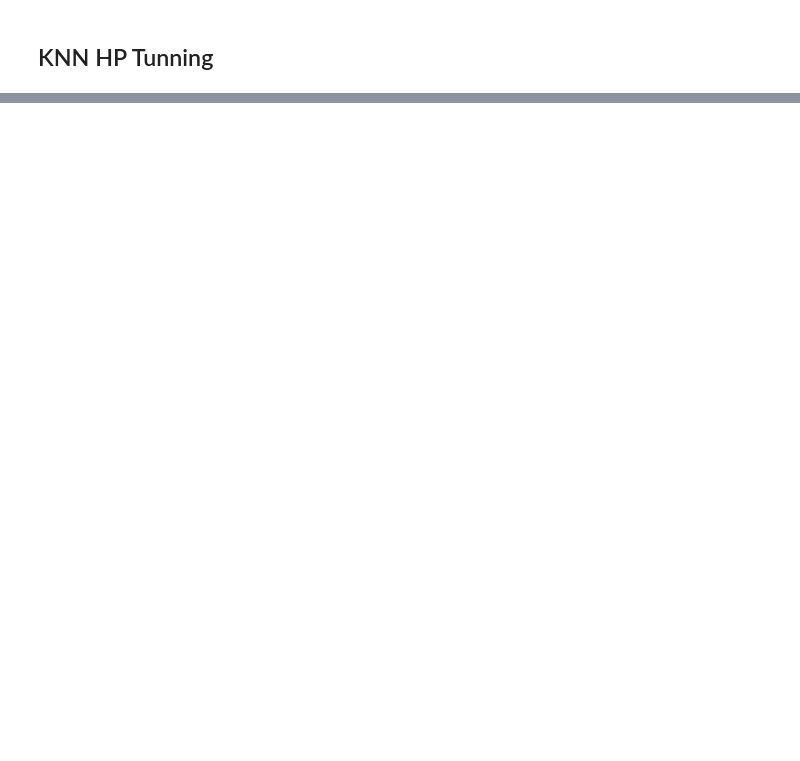
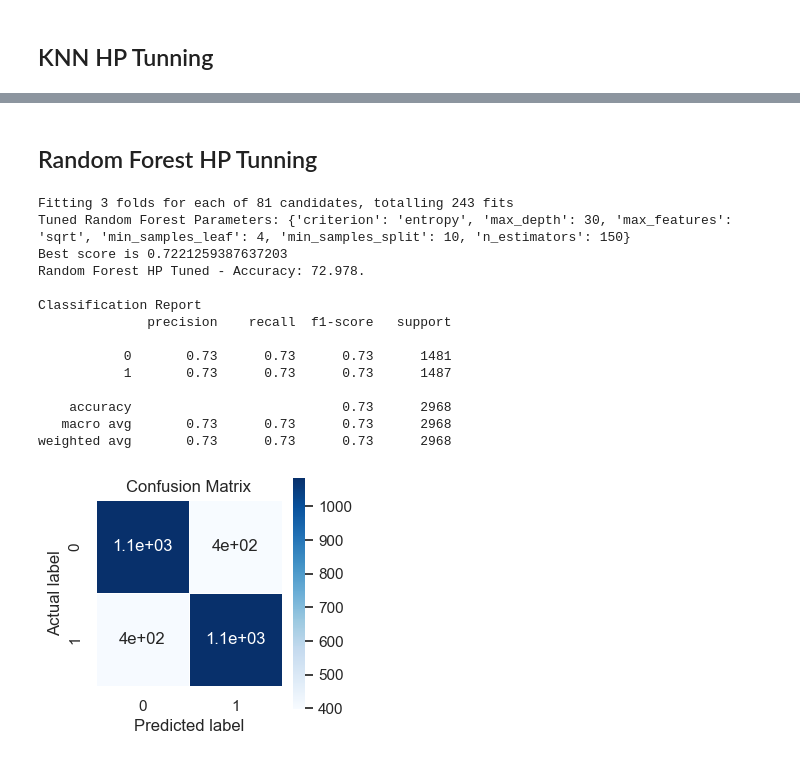
Before and after one commit to goldor8/APU-ML, a Jupyter notebook: main.ipynb, the cells around one changed output, grey strips where cells are left out. Cells and saved outputs as stored; diff of their text form; code cells hidden in the pictures; blank space fills up the shorter version.

```diff
--- a/main.ipynb
+++ b/main.ipynb
@@ -384,0 +407,37 @@ weighted avg       0.71      0.71      0.70      2941
+# %% [markdown]
+## Random Forest HP Tunning
+# %%
+rf_clf = RandomForestClassifier(random_state=2002)
+
+param_grid = {
+    'n_estimators': [100, 150, 200],         # Number of trees in the forest
+    'max_depth': [30, 40, 50],        # Maximum depth of a tree
+    'min_samples_split': [10, 15, 20],        # Minimum number of samples required to split a node
+    'min_samples_leaf': [2, 4, 6],          # Minimum number of samples required at a leaf node
+    'max_features': ['sqrt'],       # Number of features to consider at each split
+    'criterion' : ['entropy']
+}
+
+rf_clf_cv = GridSearchCV(rf_clf, param_grid, cv=3, n_jobs=4, verbose=1, scoring=scoring_strategy)
+rf_clf_cv.fit(X_train, y_train)
+
+print("Tuned Random Forest Parameters: {}".format(rf_clf_cv.best_params_))
+print("Best score is {}".format(rf_clf_cv.best_score_))
+
+make_report(rf_clf_cv, "Random Forest HP Tuned")
+# %% [output]
+Fitting 3 folds for each of 81 candidates, totalling 243 fits
+Tuned Random Forest Parameters: {'criterion': 'entropy', 'max_depth': 30, 'max_features': 'sqrt', 'min_samples_leaf': 4, 'min_samples_split': 10, 'n_estimators': 150}
+Best score is 0.7221259387637203
+Random Forest HP Tuned - Accuracy: 72.978.
+
+Classification Report
+              precision    recall  f1-score   support
+
+           0       0.73      0.73      0.73      1481
+           1       0.73      0.73      0.73      1487
+
+    accuracy                           0.73      2968
+   macro avg       0.73      0.73      0.73      2968
+weighted avg       0.73      0.73      0.73      2968
+[figure, added]
```
Also changed, not shown: parts of 10 cells of this notebook.
